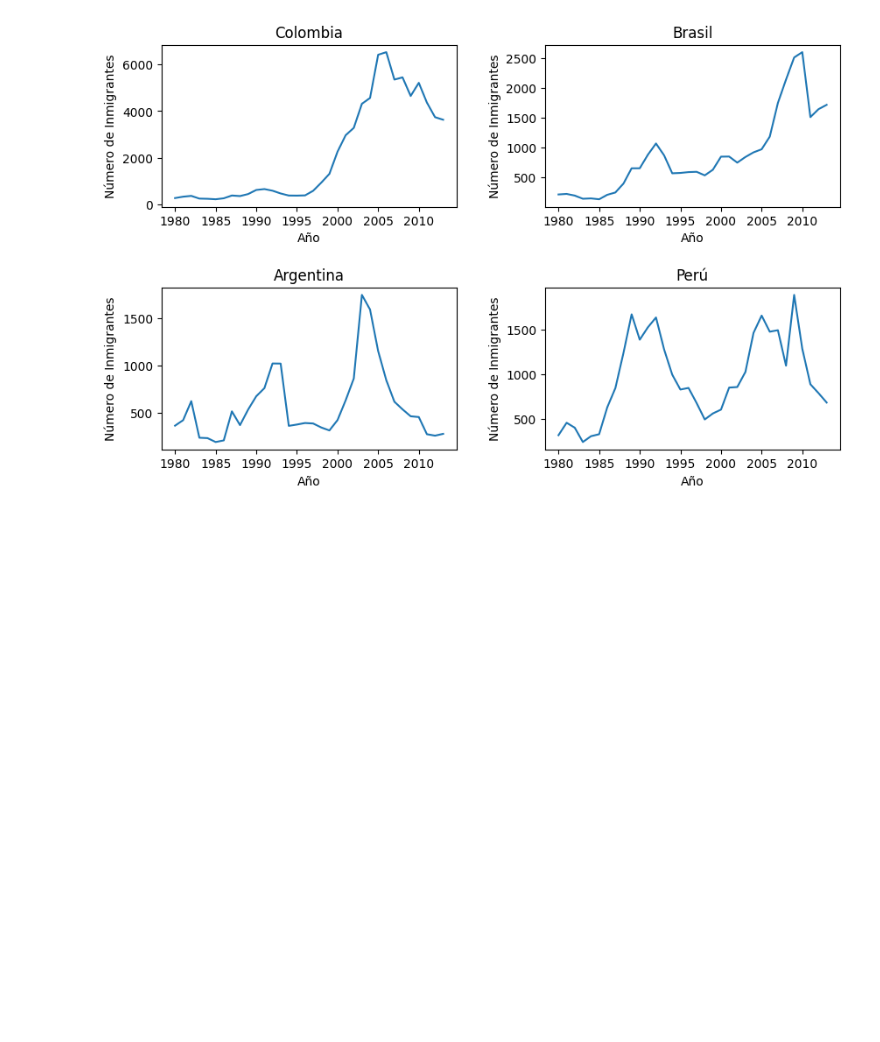
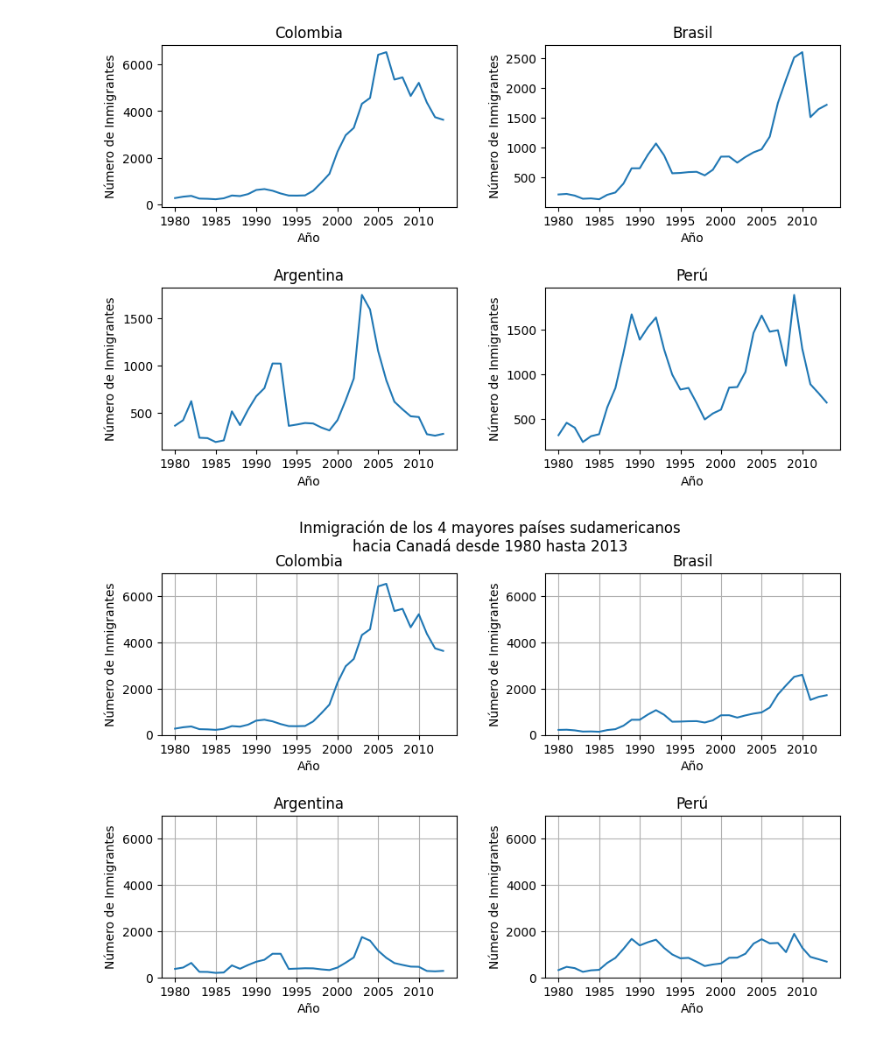
Before and after one commit to evs-11/Visualizacion-de-datos-con-bibliotecas-de-python, a Jupyter notebook: visualizacion_de_datos_con_python.ipynb, the cells around one changed output. Saved outputs shown, nothing was run; the diff lists cells and outputs as text; code cells hidden in the pictures; blank space fills up the shorter version.

```diff
--- a/visualizacion_de_datos_con_python.ipynb
+++ b/visualizacion_de_datos_con_python.ipynb
@@ -378,0 +379,39 @@ plt.show()
+# %%
+# como los gráficos tienen escalas diferentes hay que modificarlo para no emitir información errónea.
+# analizando las gráficas
+
+fig, axs = plt.subplots(2,2,figsize=(10,6))
+fig.subplots_adjust(hspace=0.5,wspace=0.3)
+# colocamos título para todo el lienzo, con suptitle(título superior)
+fig.suptitle('Inmigración de los 4 mayores países sudamericanos\nhacia Canadá desde 1980 hasta 2013')
+
+axs[0,0].plot(df.loc['Colombia',anos])
+axs[0,0].set_title('Colombia')
+
+axs[0,1].plot(df.loc['Brasil',anos])
+axs[0,1].set_title('Brasil')
+
+axs[1,0].plot(df.loc['Argentina',anos])
+axs[1,0].set_title('Argentina')
+
+axs[1,1].plot(df.loc['Perú',anos])
+axs[1,1].set_title('Perú')
+
+# se establece un valor mínimo para todas las gráficas y un valor máximo
+ymin = 0
+ymax = 7000
+# y se itera sobre cada uno. .ravel toma un array multidimensional y lo trae a un array unidimensional
+for ax in axs.ravel():
+# se configura el límite en Y, el mínimo y máximo
+  ax.set_ylim(ymin,ymax)
+
+for ax in axs.flat:
+  ax.xaxis.set_major_locator(plt.MultipleLocator(5))
+  ax.set_xlabel('Año')
+  ax.set_ylabel('Número de Inmigrantes')
+  # se coloca el cuadriculado
+  ax.grid()
+
+plt.show()
+# %% [output]
+[figure, added]
```
Also changed, not shown: parts of 47 cells of this notebook.
